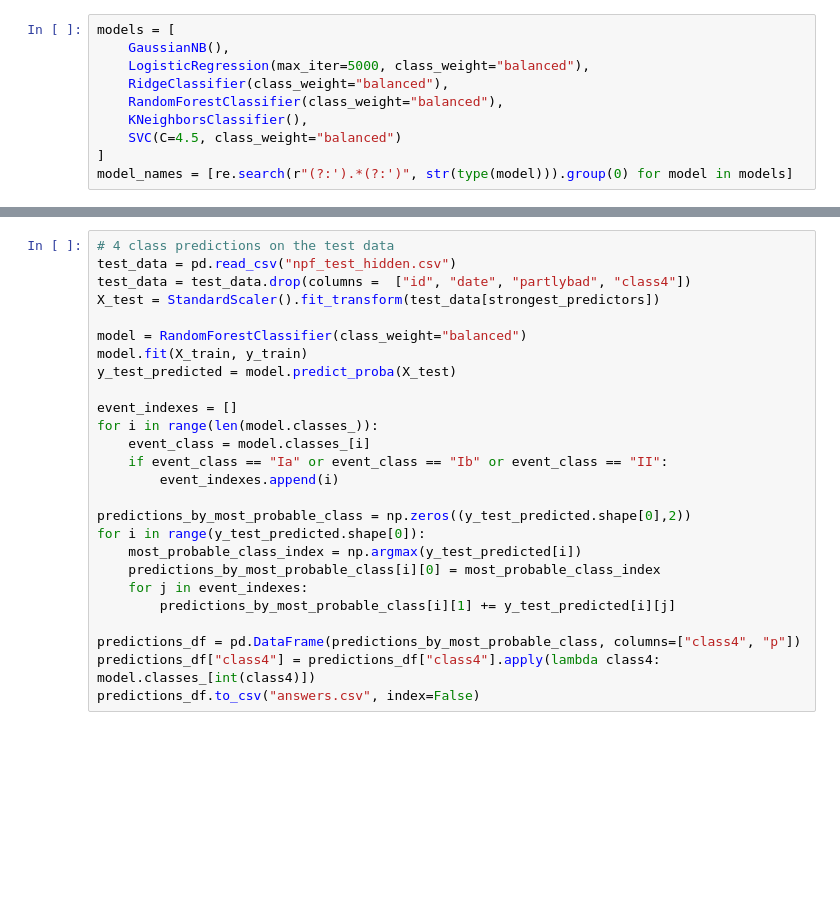
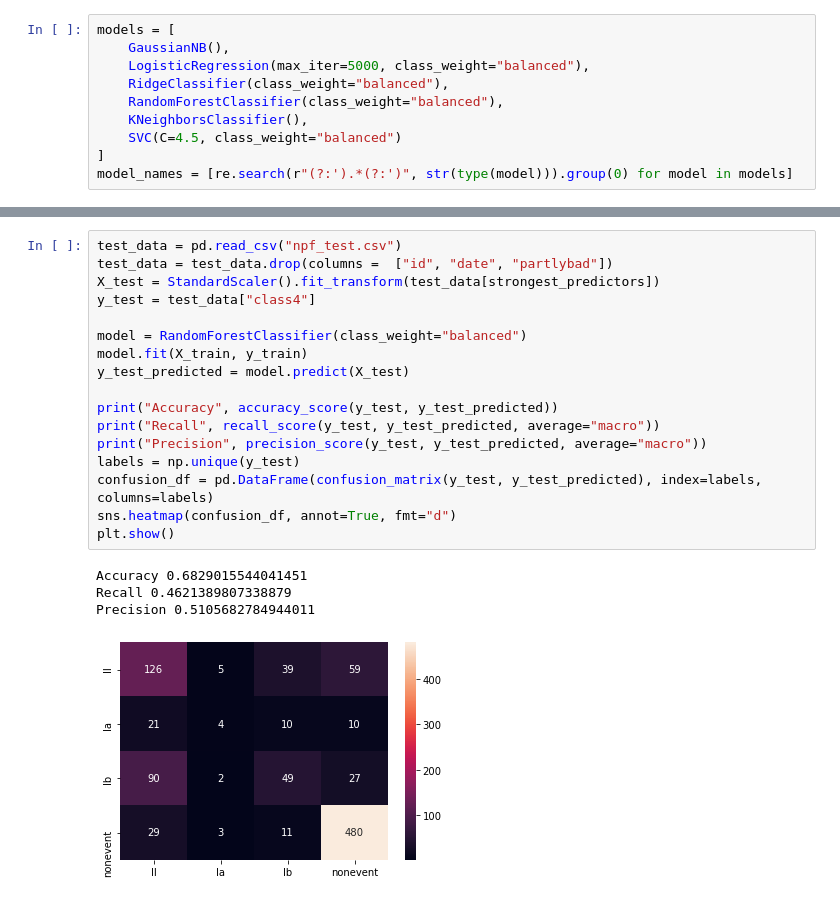
Before and after one commit to jupste/ml-project, a Jupyter notebook: project.ipynb, the cells around one changed output, grey strips where cells are left out. Drawn from its saved outputs; the diff is of its cells as text; blank space fills up the shorter version.

Commit message:
Predictions for labeled test data

```diff
--- a/project.ipynb
+++ b/project.ipynb
@@ -201,28 +203,24 @@ validate_models(models, model_names, X_train, y_train)
 | 'sklearn.neighbors._classificatio... | 0.566184 | 0.131338 |
 | 'sklearn.svm._classes.SVC' | 0.588116 | 0.138065 |
-# %%
-# 4 class predictions on the test data
-test_data = pd.read_csv("npf_test_hidden.csv")
-test_data = test_data.drop(columns =  ["id", "date", "partlybad", "class4"])
-X_test = StandardScaler().fit_transform(test_data[strongest_predictors])
-
-model = RandomForestClassifier(class_weight="balanced")
-model.fit(X_train, y_train)
-y_test_predicted = model.predict_proba(X_test)
-
-event_indexes = []
-for i in range(len(model.classes_)):
-    event_class = model.classes_[i]
-    if event_class == "Ia" or event_class == "Ib" or event_class == "II":
-        event_indexes.append(i)
-
-predictions_by_most_probable_class = np.zeros((y_test_predicted.shape[0],2))
-for i in range(y_test_predicted.shape[0]):
-    most_probable_class_index = np.argmax(y_test_predicted[i])
-    predictions_by_most_probable_class[i][0] = most_probable_class_index
-    for j in event_indexes:
-        predictions_by_most_probable_class[i][1] += y_test_predicted[i][j]
-
-predictions_df = pd.DataFrame(predictions_by_most_probable_class, columns=["class4", "p"])
-predictions_df["class4"] = predictions_df["class4"].apply(lambda class4: model.classes_[int(class4)])
-predictions_df.to_csv("answers.csv", index=False)
+# %%
+test_data = pd.read_csv("npf_test.csv")
+test_data = test_data.drop(columns =  ["id", "date", "partlybad"])
+X_test = StandardScaler().fit_transform(test_data[strongest_predictors])
+y_test = test_data["class4"]
+
+model = RandomForestClassifier(class_weight="balanced")
+model.fit(X_train, y_train)
+y_test_predicted = model.predict(X_test)
+
+print("Accuracy", accuracy_score(y_test, y_test_predicted))
+print("Recall", recall_score(y_test, y_test_predicted, average="macro"))
+print("Precision", precision_score(y_test, y_test_predicted, average="macro"))
+labels = np.unique(y_test)
+confusion_df = pd.DataFrame(confusion_matrix(y_test, y_test_predicted), index=labels, columns=labels)
+sns.heatmap(confusion_df, annot=True, fmt="d")
+plt.show()
+# %% [output]
+Accuracy 0.6829015544041451
+Recall 0.4621389807338879
+Precision 0.5105682784944011
+[figure, added]
```
Also changed, not shown: parts of 4 cells of this notebook.
